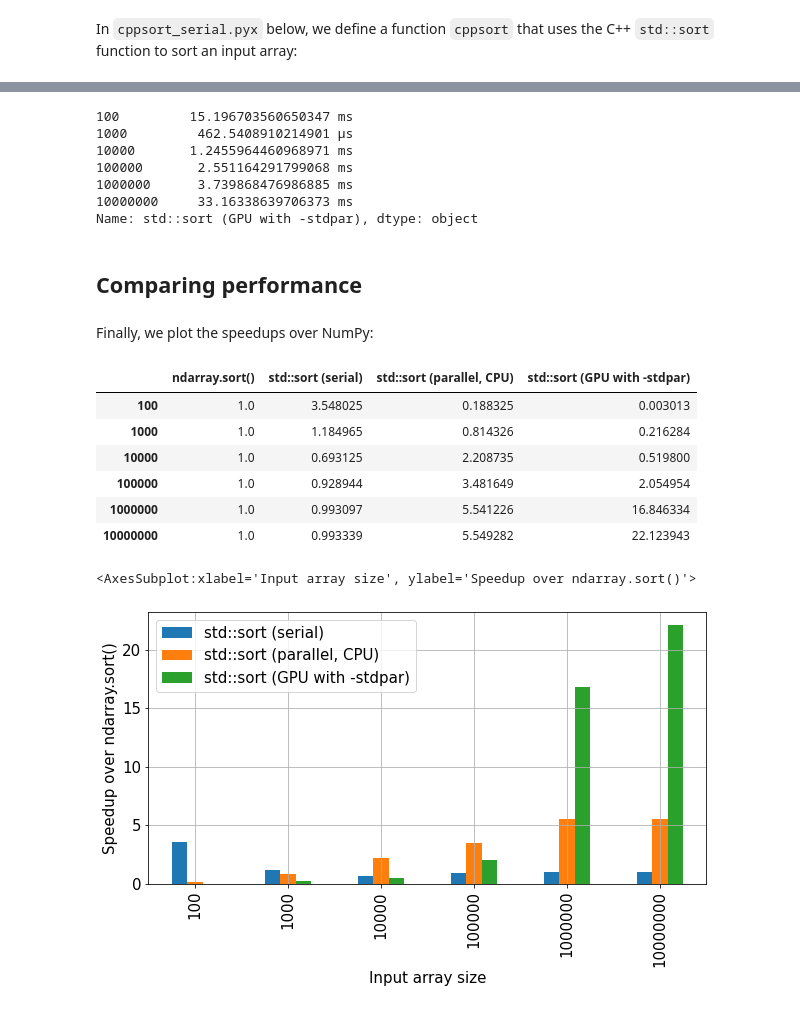
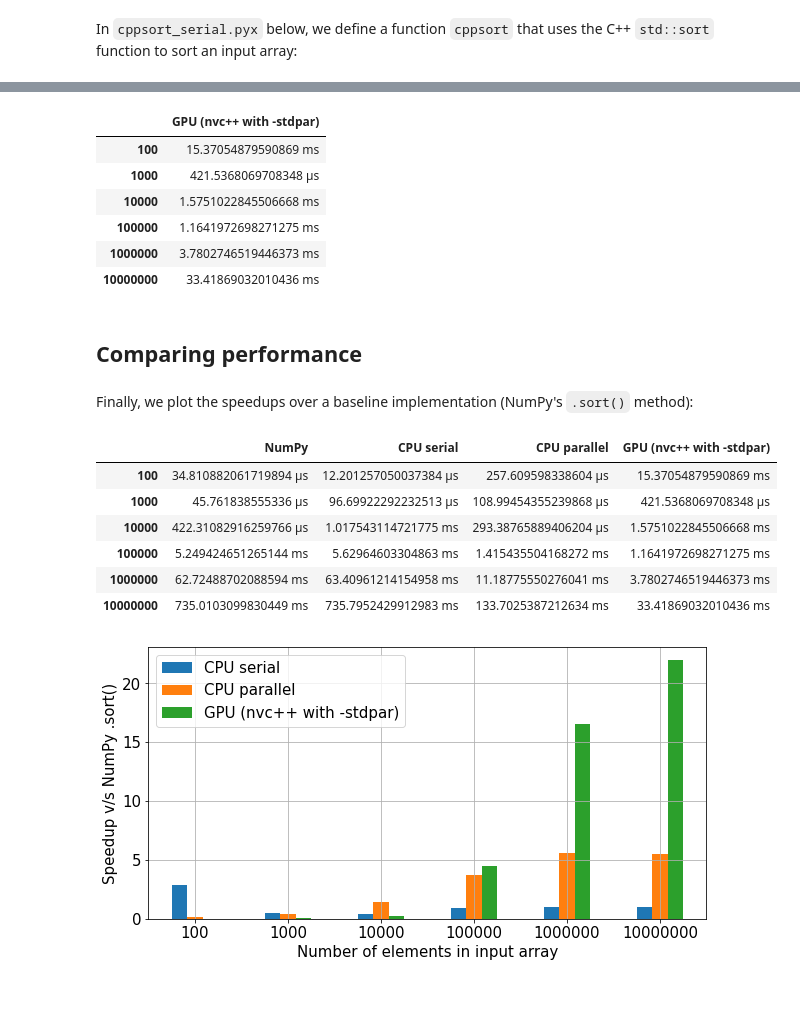
Before and after one commit to shwina/stdpar-cython, a Jupyter notebook: sort.ipynb, the cells around one changed output, grey strips where cells are left out. Cells and saved outputs as stored; diff of their text form; code cells hidden in the pictures.

```diff
--- a/sort.ipynb
+++ b/sort.ipynb
@@ -141,0 +98,5 @@ Name: std::sort (parallel, CPU), dtype: object
+# %%
+from cppsort_parallel import cppsort
+
+cpu_parallel = run_benchmark(cppsort, "CPU parallel")
+cpu_parallel.map(format_time).to_frame()
@@ -186,48 +140,44 @@ copying build/lib.linux-x86_64-3.8/cppsort_stdpar.cpython-38-x86_64-linux-gnu.so
 # %%
 from cppsort_stdpar import cppsort
 
-cppsort_stdpar_times = pd.Series(
-    [time_sort(s, lambda x: cppsort(x)) for s in sizes],
-    index=sizes,
-    name="std::sort (GPU with -stdpar)"
-)
-cppsort_stdpar_times.map(format_time)
+gpu_stdpar = run_benchmark(cppsort, "GPU (nvc++ with -stdpar)")
+gpu_stdpar.map(format_time).to_frame()
 # %% [output]
-100         15.196703560650347 ms
-1000         462.5408910214901 µs
-10000       1.2455964460968971 ms
-100000       2.551164291799068 ms
-1000000      3.739868476986885 ms
-10000000     33.16338639706373 ms
-Name: std::sort (GPU with -stdpar), dtype: object
+|  | GPU (nvc++ with -stdpar) |
+| 100 | 15.37054879590869 ms |
+| 1000 | 421.5368069708348 µs |
+| 10000 | 1.5751022845506668 ms |
+| 100000 | 1.1641972698271275 ms |
+| 1000000 | 3.7802746519446373 ms |
+| 10000000 | 33.41869032010436 ms |
 # %% [markdown]
 ## Comparing performance
 # %% [markdown]
-Finally, we plot the speedups over NumPy:
+Finally, we plot the speedups over a baseline implementation (NumPy's `.sort()` method):
+# %%
+baseline = run_benchmark(lambda x: x.sort(), "NumPy")
 # %%
-all_times = pd.DataFrame([numpy_times, cppsort_serial_times, cppsort_parallel_times, cppsort_stdpar_times]).T
-speedups = (1/all_times).multiply(numpy_times, axis=0)
+all_timings = pd.DataFrame([baseline, cpu_serial, cpu_parallel, gpu_stdpar]).T
+speedups = (1/all_timings).multiply(baseline, axis=0)
-# %%
-speedups
-# %% [output]
-|  | ndarray.sort() | std::sort (serial) | std::sort (parallel, CPU) | std::sort (GPU with -stdpar) |
-| 100 | 1.0 | 3.548025 | 0.188325 | 0.003013 |
-| 1000 | 1.0 | 1.184965 | 0.814326 | 0.216284 |
-| 10000 | 1.0 | 0.693125 | 2.208735 | 0.519800 |
-| 100000 | 1.0 | 0.928944 | 3.481649 | 2.054954 |
-| 1000000 | 1.0 | 0.993097 | 5.541226 | 16.846334 |
-| 10000000 | 1.0 | 0.993339 | 5.549282 | 22.123943 |
+# %%
+all_timings.applymap(format_time)
+# %% [output]
+|  | NumPy | CPU serial | CPU parallel | GPU (nvc++ with -stdpar) |
+| 100 | 34.810882061719894 µs | 12.201257050037384 µs | 257.609598338604 µs | 15.37054879590869 ms |
+| 1000 | 45.761838555336 µs | 96.69922292232513 µs | 108.99454355239868 µs | 421.5368069708348 µs |
+| 10000 | 422.31082916259766 µs | 1.017543114721775 ms | 293.38765889406204 µs | 1.5751022845506668 ms |
+| 100000 | 5.249424651265144 ms | 5.62964603304863 ms | 1.415435504168272 ms | 1.1641972698271275 ms |
+| 1000000 | 62.72488702088594 ms | 63.40961214154958 ms | 11.18775550276041 ms | 3.7802746519446373 ms |
+| 10000000 | 735.0103099830449 ms | 735.7952429912983 ms | 133.7025387212634 ms | 33.41869032010436 ms |
 # %%
-import matplotlib.pyplot as plt
-
-plt.rcParams.update({'font.size': 15})
 speedups.iloc[:, 1:].plot(
     kind="bar",
-    xlabel="Input array size",
-    ylabel="Speedup over ndarray.sort()",
+    xlabel="Number of elements in input array",
+    ylabel="Speedup v/s NumPy .sort()",
     figsize=(10, 5),
     grid=True
 )
+plt.xticks(rotation=0)
+plt.savefig("sort.png")
 # %% [output]
-<AxesSubplot:xlabel='Input array size', ylabel='Speedup over ndarray.sort()'>
-[figure, old version]
+[figure, new version]
```
Also changed, not shown: parts of 29 cells of this notebook, 1 other file.
